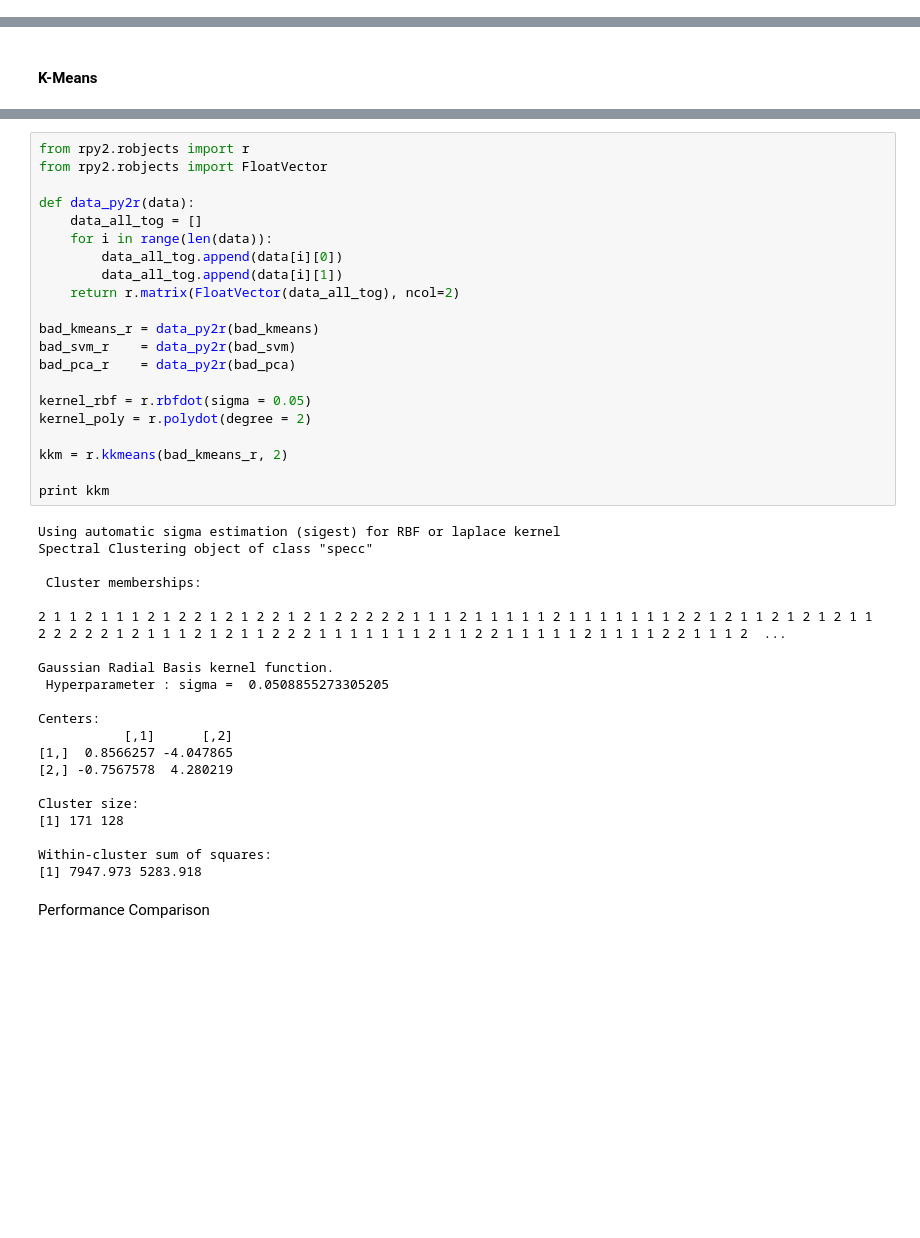
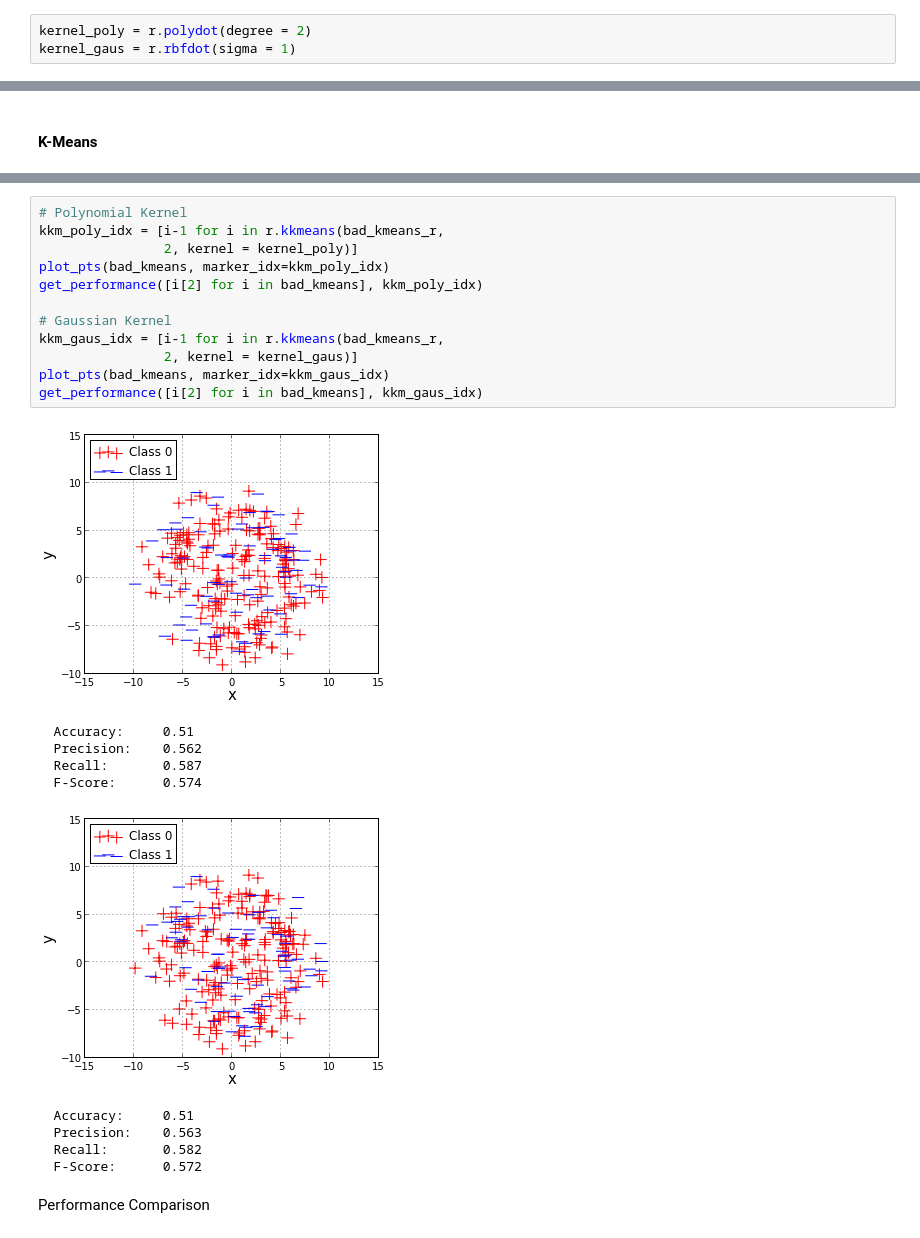
Before and after one commit to sagarjauhari/graph_mining, a Jupyter notebook: Graph Data Mining - L3.ipynb, the cells around one changed output, grey strips where cells are left out. Saved outputs shown, nothing was run; the diff lists cells and outputs as text; blank space fills up the shorter version.

```diff
--- a/Graph Data Mining - L3.ipynb
+++ b/Graph Data Mining - L3.ipynb
@@ -271,3 +257,6 @@ def rbf_kernel(x, y):
+# %%
+kernel_poly = r.polydot(degree = 2)
+kernel_gaus = r.rbfdot(sigma = 1)
 # %% [markdown]
 (b)  Use the same performance metrics as in Ex. 3, and **compare the performance** obtained by the methods after applying the kernel trick versus the original un-kernelized versions of the techniques.
 # %% [markdown]
@@ -293,45 +264,26 @@ def do_cluster(clusterer, n):
-# %%
-from rpy2.robjects import r
-from rpy2.robjects import FloatVector
-
-def data_py2r(data):
-    data_all_tog = []
-    for i in range(len(data)):
-        data_all_tog.append(data[i][0])
-        data_all_tog.append(data[i][1])
-    return r.matrix(FloatVector(data_all_tog), ncol=2)
-
-bad_kmeans_r = data_py2r(bad_kmeans)
-bad_svm_r    = data_py2r(bad_svm)
-bad_pca_r    = data_py2r(bad_pca)
-
-kernel_rbf = r.rbfdot(sigma = 0.05)
-kernel_poly = r.polydot(degree = 2)
-
-kkm = r.kkmeans(bad_kmeans_r, 2)
-
-print kkm
-# %% [output]
-Using automatic sigma estimation (sigest) for RBF or laplace kernel
-Spectral Clustering object of class "specc"
-
- Cluster memberships:
-
-2 1 1 2 1 1 1 2 1 2 2 1 2 1 2 2 1 2 1 2 2 2 2 2 1 1 1 2 1 1 1 1 1 2 1 1 1 1 1 1 1 2 2 1 2 1 1 2 1 2 1 2 1 1 2 2 2 2 2 1 2 1 1 1 2 1 2 1 1 2 2 2 1 1 1 1 1 1 1 2 1 1 2 2 1 1 1 1 1 2 1 1 1 1 2 2 1 1 1 2  ...
-
-Gaussian Radial Basis kernel function.
- Hyperparameter : sigma =  0.0508855273305205
-
-Centers:
-           [,1]      [,2]
-[1,]  0.8566257 -4.047865
-[2,] -0.7567578  4.280219
-
-Cluster size:
-[1] 171 128
-
-Within-cluster sum of squares:
-[1] 7947.973 5283.918
+# %%
+# Polynomial Kernel
+kkm_poly_idx = [i-1 for i in r.kkmeans(bad_kmeans_r,
+                2, kernel = kernel_poly)]
+plot_pts(bad_kmeans, marker_idx=kkm_poly_idx)
+get_performance([i[2] for i in bad_kmeans], kkm_poly_idx)
+
+# Gaussian Kernel
+kkm_gaus_idx = [i-1 for i in r.kkmeans(bad_kmeans_r,
+                2, kernel = kernel_gaus)]
+plot_pts(bad_kmeans, marker_idx=kkm_gaus_idx)
+get_performance([i[2] for i in bad_kmeans], kkm_gaus_idx)
+# %% [output]
+[figure, added]
+  Accuracy:     0.51
+  Precision:    0.562
+  Recall:       0.587
+  F-Score:      0.574
+[figure, added]
+  Accuracy:     0.51
+  Precision:    0.563
+  Recall:       0.582
+  F-Score:      0.572
 # %% [markdown]
 Performance Comparison
 # %% [markdown]
```
Also changed, not shown: parts of 12 cells of this notebook.
